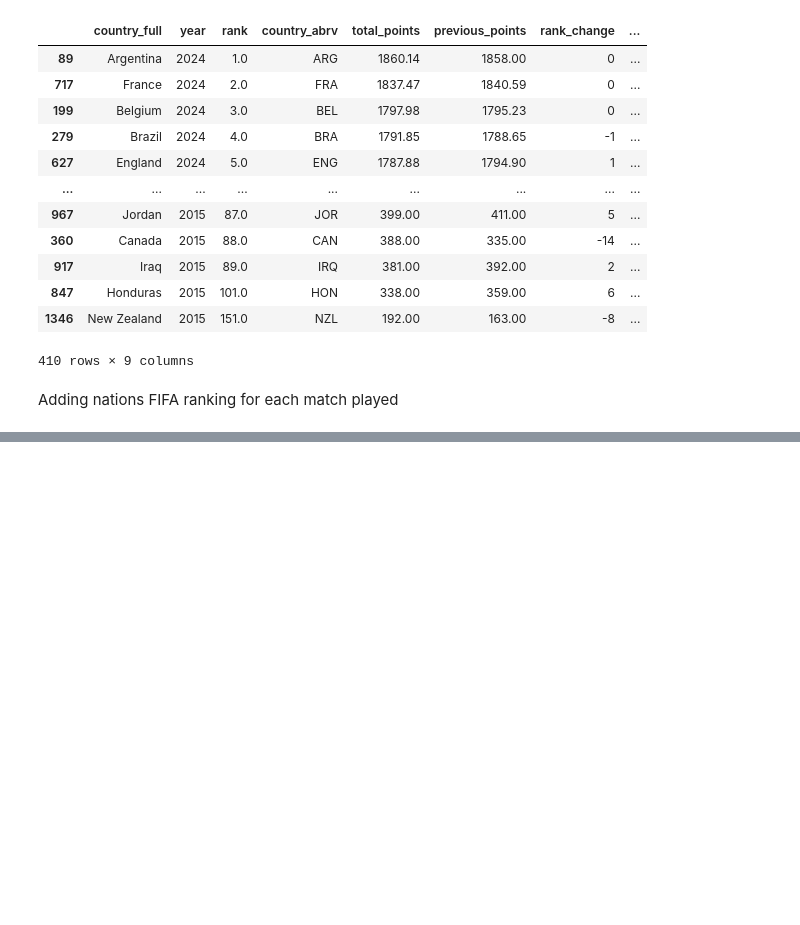
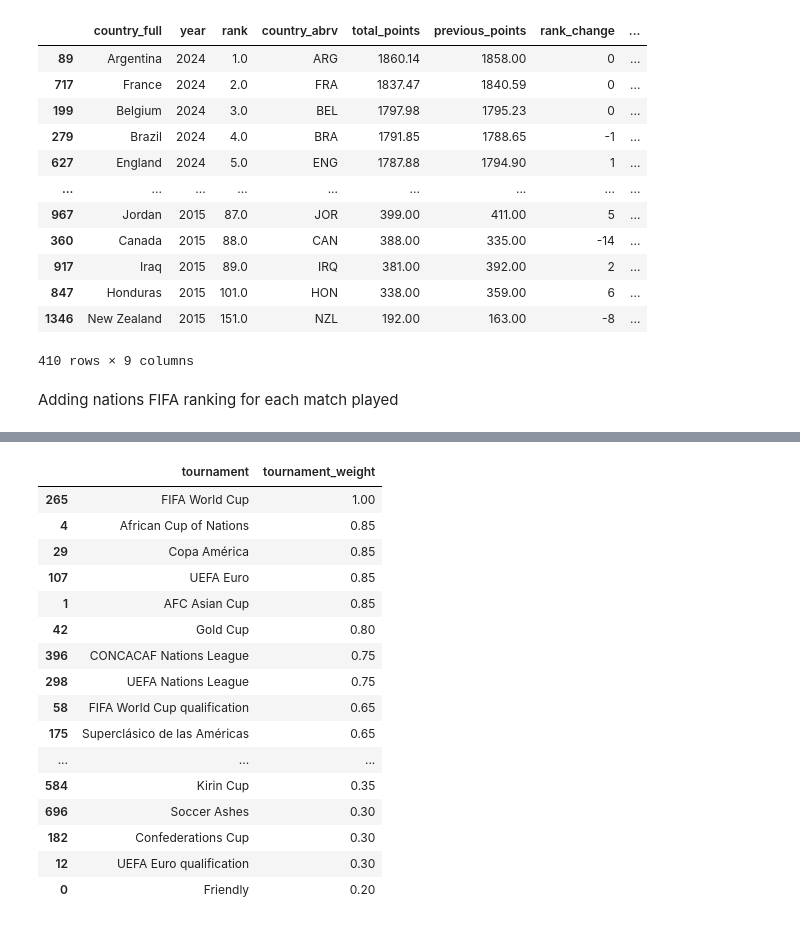
Before and after one commit to sayebm/Group_Project, a Jupyter notebook: Project.ipynb, the cells around one changed output, grey strips where cells are left out. Saved outputs shown, nothing was run; the diff lists cells and outputs as text; code cells hidden in the pictures; blank space fills up the shorter version.

Commit message:
Implemented a numerical value for each of the types of tournaments types.

```diff
--- a/sorting_data.ipynb
+++ b/Project.ipynb
@@ -199,0 +258,55 @@ results_wc2026
+# %%
+tournament_weights = {
+    'FIFA World Cup': 1.00,
+    'Copa América' : 0.85,
+    'UEFA Euro' : 0.85,
+    'AFC Asian Cup': 0.85,
+    'African Cup of Nations': 0.85,
+    'Gold Cup' : 0.80,
+    'Confedertions Cup': 0.75, # Lower because it was discontinuied in 2019 and the final tournamnet was in 2017
+    'CONCACAF Nations League': 0.75,
+    'UEFA Nations League': 0.75,
+    'Superclásico de las Américas': 0.65,
+    'FIFA World Cup qualification': 0.65,
+    'EAFF Championship': 0.65,
+    'Arab Cup': 0.60,
+    'UEFA Euro qaulification': 0.55,
+    'Copa América qualification': 0.55,
+    'WAFF Championship': 0.55,
+    'FIFA Series': 0.55,
+    'Gulf Cup': 0.55,
+    'African Cup of Nations qualification': 0.50,
+    'UNCAF Cup': 0.50,
+    'COSAFA Cup': 0.50,
+    'CAFA Nations Cup': 0.5,
+    'Kirin Challenge Cup': 0.35,
+    'Kirin Cup': 0.35,
+    'Soccer Ashes': 0.30,
+    'Friendly': 0.20,
+}
+
+results_wc2026_copy = results_wc2026.copy()                             #Copies filtered data
+results_wc2026_copy['tournaments_weight'] = (                           #Creates a new column called 'tournament_weight'
+    results_wc2026_copy['tournament'].map(tournament_weights).fillna(0.30) #Assigns 0.30 to any tournament that was not mentioned
+)
+
+results_wc2026_copy[['tournament', 'tournament_weight']                     #displays the new columns,removes duplicates,
+    ].drop_duplicates().sort_values('tournament_weight', ascending = False) # and sorts them from highest to lowest weight
+# %% [output]
+|  | tournament | tournament_weight |
+| 265 | FIFA World Cup | 1.00 |
+| 4 | African Cup of Nations | 0.85 |
+| 29 | Copa América | 0.85 |
+| 107 | UEFA Euro | 0.85 |
+| 1 | AFC Asian Cup | 0.85 |
+| 42 | Gold Cup | 0.80 |
+| 396 | CONCACAF Nations League | 0.75 |
+| 298 | UEFA Nations League | 0.75 |
+| 58 | FIFA World Cup qualification | 0.65 |
+| 175 | Superclásico de las Américas | 0.65 |
+| ... | ... | ... |
+| 584 | Kirin Cup | 0.35 |
+| 696 | Soccer Ashes | 0.30 |
+| 182 | Confederations Cup | 0.30 |
+| 12 | UEFA Euro qualification | 0.30 |
+| 0 | Friendly | 0.20 |
```
Also changed, not shown: parts of 6 cells of this notebook.
